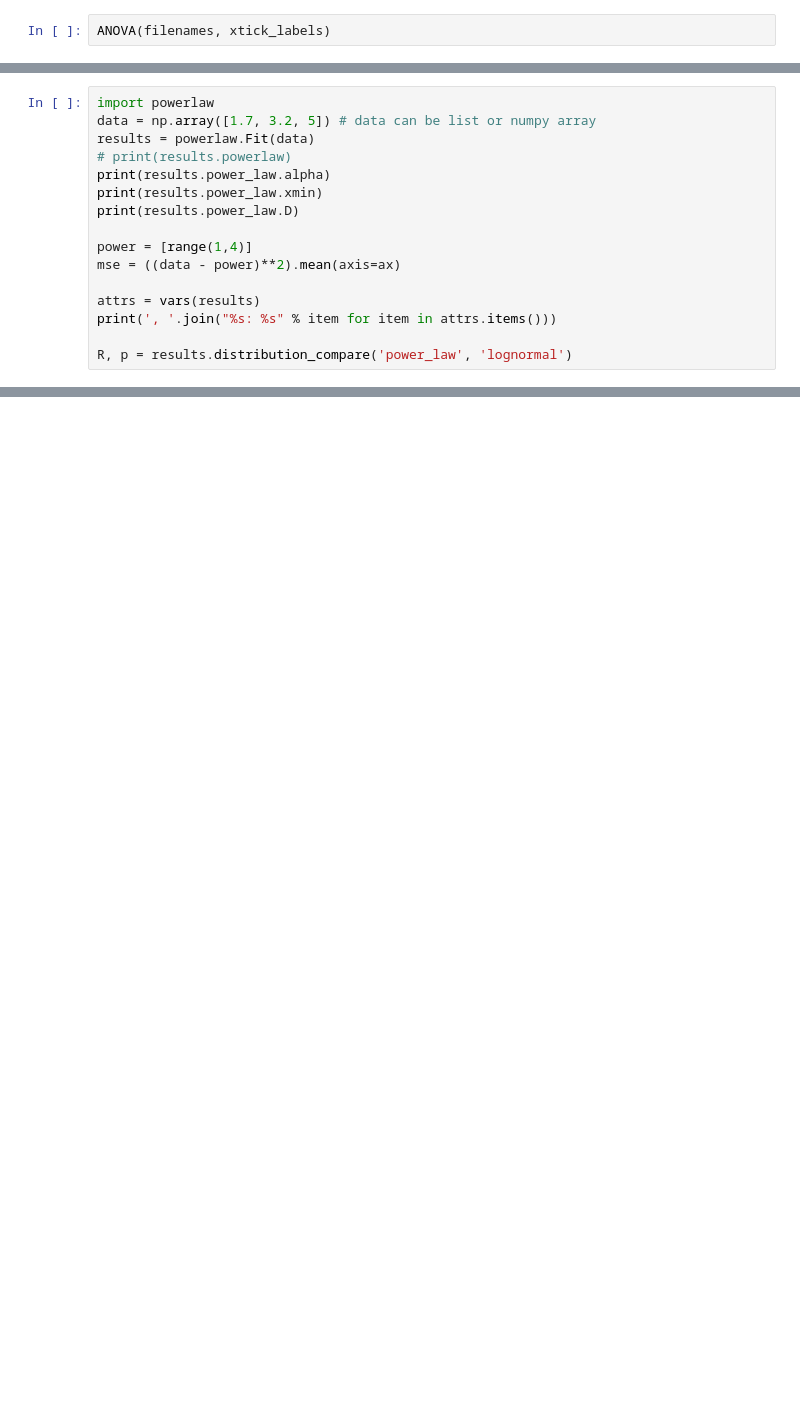
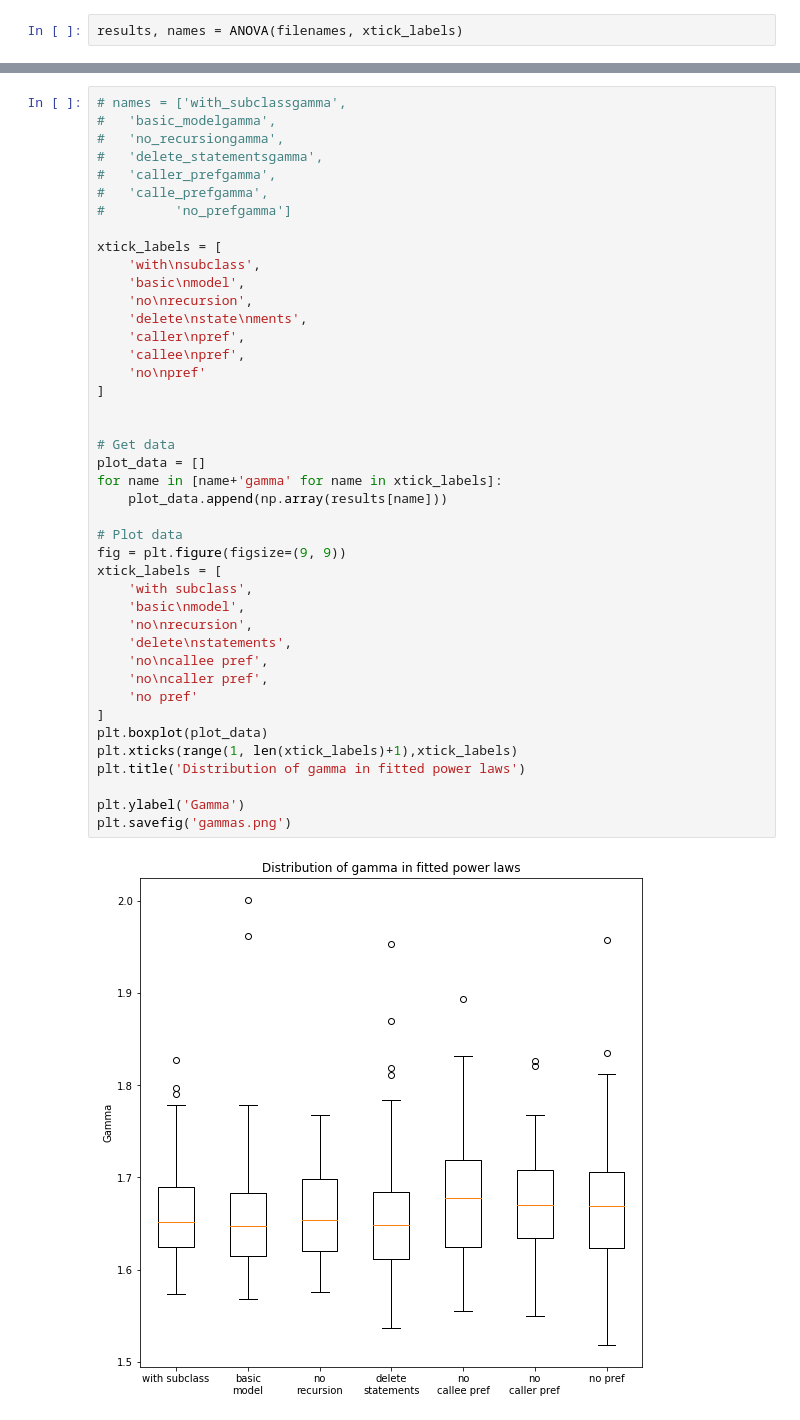
Before and after one commit to NatasjaWezel/Complex_Systems, a Jupyter notebook: Analysis/power_law_analysis.ipynb, the cells around one changed output, grey strips where cells are left out. Cells and saved outputs as stored; diff of their text form; blank space fills up the shorter version.

Commit message:
Add last figures

```diff
--- a/Analysis/power_law_analysis.ipynb
+++ b/Analysis/power_law_analysis.ipynb
@@ -163,7 +169,7 @@ def ANOVA(filenames, labels):
 
 # def t_tests()
 # %%
-ANOVA(filenames, xtick_labels)
+results, names = ANOVA(filenames, xtick_labels)
 # %% [output]
 Values less than or equal to 0 in data. Throwing out 0 or negative values
 Calculating best minimal value for power law fit
@@ -271,16 +309,0 @@ results
-# %%
-import powerlaw
-data = np.array([1.7, 3.2, 5]) # data can be list or numpy array
-results = powerlaw.Fit(data)
-# print(results.powerlaw)
-print(results.power_law.alpha)
-print(results.power_law.xmin)
-print(results.power_law.D)
-
-power = [range(1,4)]
-mse = ((data - power)**2).mean(axis=ax)
-
-attrs = vars(results)
-print(', '.join("%s: %s" % item for item in attrs.items()))
-
-R, p = results.distribution_compare('power_law', 'lognormal')
@@ -292,0 +310,44 @@ Calculating best minimal value for power law fit
+# %%
+# names = ['with_subclassgamma',
+#   'basic_modelgamma',
+#   'no_recursiongamma',
+#   'delete_statementsgamma',
+#   'caller_prefgamma',
+#   'calle_prefgamma',
+#         'no_prefgamma']
+
+xtick_labels = [
+    'with\nsubclass',
+    'basic\nmodel',
+    'no\nrecursion',
+    'delete\nstate\nments',
+    'caller\npref',
+    'callee\npref',
+    'no\npref'
+]
+
+
+# Get data
+plot_data = []
+for name in [name+'gamma' for name in xtick_labels]:
+    plot_data.append(np.array(results[name]))
+
+# Plot data
+fig = plt.figure(figsize=(9, 9))
+xtick_labels = [
+    'with subclass',
+    'basic\nmodel',
+    'no\nrecursion',
+    'delete\nstatements',
+    'no\ncallee pref',
+    'no\ncaller pref',
+    'no pref'
+]
+plt.boxplot(plot_data)
+plt.xticks(range(1, len(xtick_labels)+1),xtick_labels)
+plt.title('Distribution of gamma in fitted power laws')
+
+plt.ylabel('Gamma')
+plt.savefig('gammas.png')
+# %% [output]
+[figure, added]
```
Also changed, not shown: parts of 10 cells of this notebook, 2 other files.
